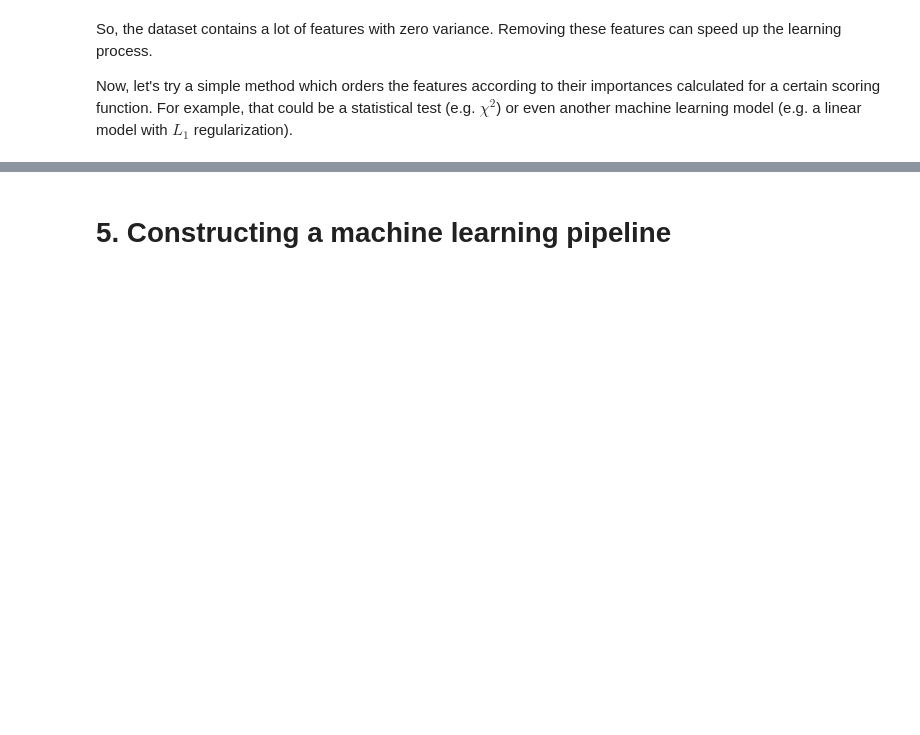
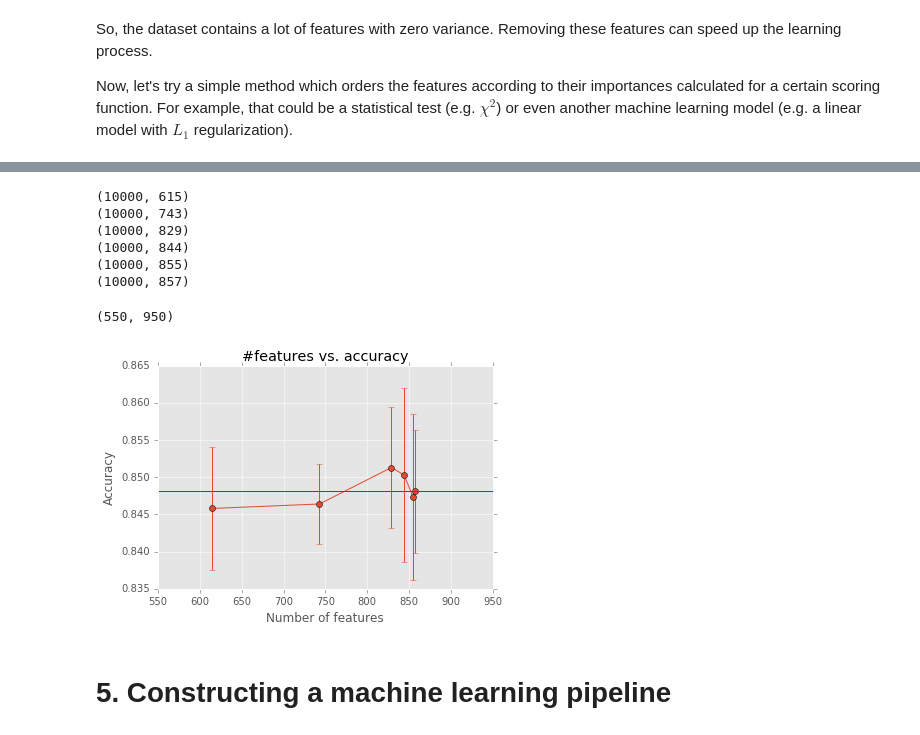
Before and after one commit to ioannispartalas/IBD4Health, a Jupyter notebook: ibd4health_diabetes.ipynb, the cells around one changed output, grey strips where cells are left out. Saved outputs shown, nothing was run; the diff lists cells and outputs as text; code cells hidden in the pictures; blank space fills up the shorter version.

Commit message:
Added a SelectFromModel block L1-SVM

```diff
--- a/ibd4health_diabetes.ipynb
+++ b/ibd4health_diabetes.ipynb
@@ -397,2 +399,34 @@ plt.xlim(50,950)
+# %%
+from sklearn.feature_selection import SelectFromModel
+
+c_values = [0.01,0.1,1,10,100,1000]
+
+mean = []
+stds = []
+shapes = []
+for c in c_values:
+    selector = SelectFromModel(LinearSVC(C=c, penalty="l1", dual=False),prefit=False)
+    X_new = selector.fit_transform(data,labels)
+    print X_new.shape
+    m,std = crossValidateClassifier(X_new,labels,model)
+    shapes.append(X_new.shape[1])
+    mean.append(m)
+    stds.append(std)
+
+plt.errorbar(shapes,mean,yerr=stds, fmt='-o')
+plt.axhline(y=m,color='red')
+plt.xlabel('Number of features')
+plt.ylabel('Accuracy')
+plt.title('#features vs. accuracy')
+plt.xlim(550,900)
+# %% [output]
+(10000, 615)
+(10000, 743)
+(10000, 829)
+(10000, 844)
+(10000, 855)
+(10000, 857)
+(550, 950)
+[figure, added]
 # %% [markdown]
 # 5. Constructing a machine learning pipeline
```
Also changed, not shown: parts of 1 cell of this notebook.
